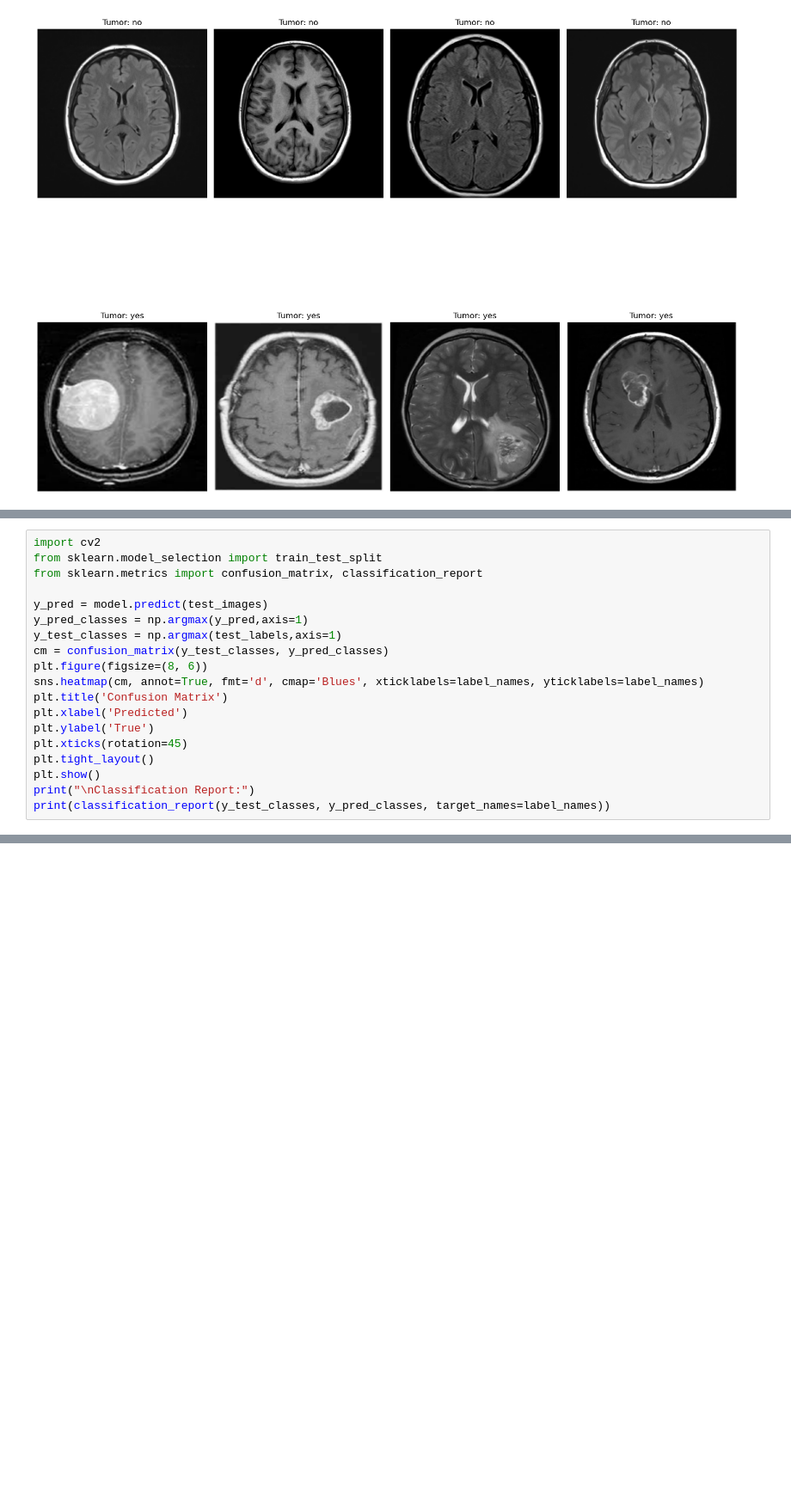
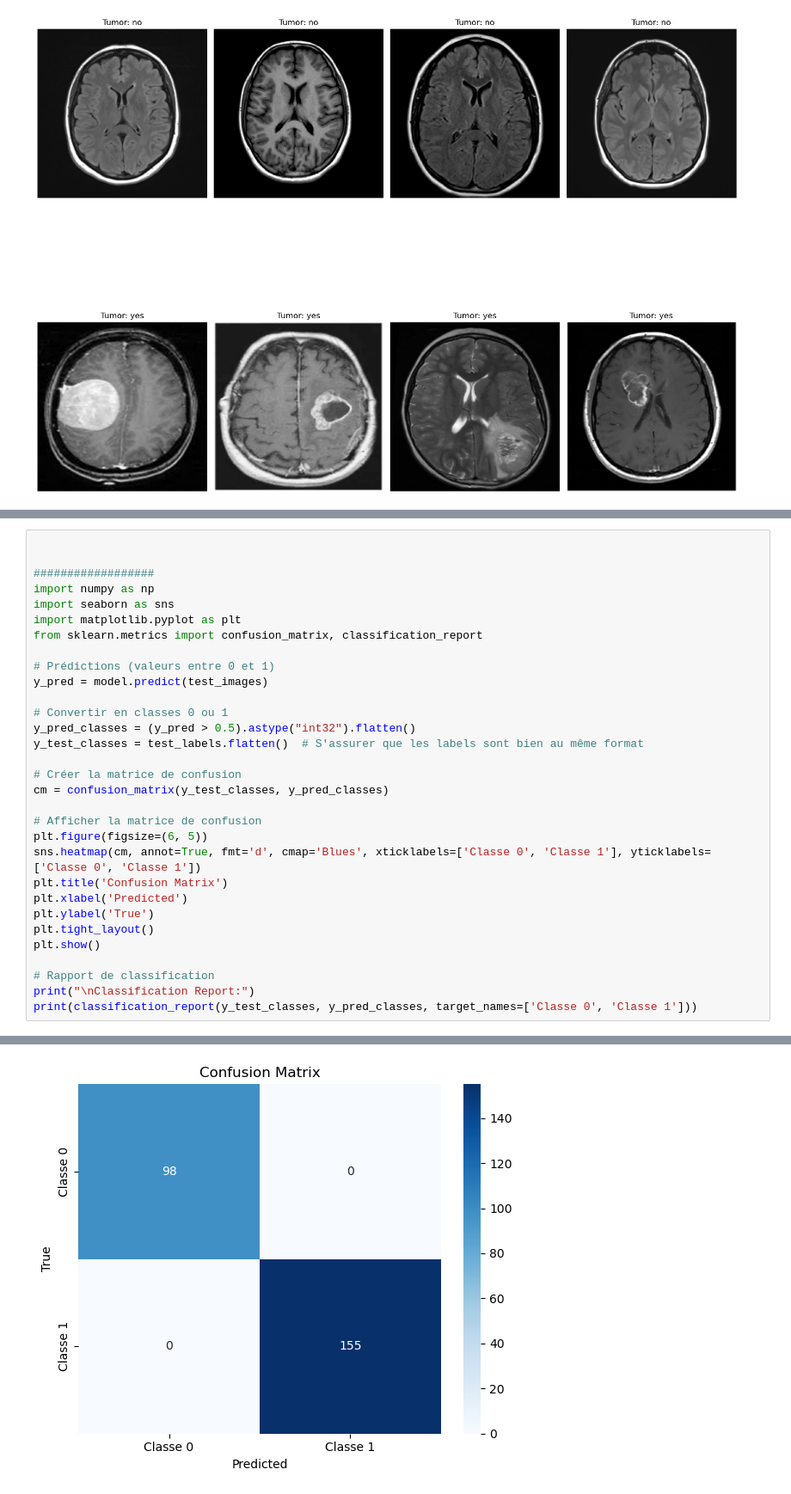
Before and after one commit to Niamke/Brain_MRI_Images_for_Brain_Tumor_Detection, a Jupyter notebook: Brain_Tumor_Detection.ipynb, the cells around one changed output, grey strips where cells are left out. Shown at 86% size. Drawn from its saved outputs; the diff is of its cells as text; blank space fills up the shorter version.

```diff
--- a/Brain_Tumor_Detection.ipynb
+++ b/Brain_Tumor_Detection.ipynb
@@ -205,20 +208,32 @@ plt.show()
 # %%
-import cv2
-from sklearn.model_selection import train_test_split
+
+
+##################
+import numpy as np
+import seaborn as sns
+import matplotlib.pyplot as plt
 from sklearn.metrics import confusion_matrix, classification_report
 
+# Prédictions (valeurs entre 0 et 1)
 y_pred = model.predict(test_images)
-y_pred_classes = np.argmax(y_pred,axis=1)
-y_test_classes = np.argmax(test_labels,axis=1)
+
+# Convertir en classes 0 ou 1
+y_pred_classes = (y_pred > 0.5).astype("int32").flatten()
+y_test_classes = test_labels.flatten()  # S'assurer que les labels sont bien au même format
+
+# Créer la matrice de confusion
 cm = confusion_matrix(y_test_classes, y_pred_classes)
-plt.figure(figsize=(8, 6))
-sns.heatmap(cm, annot=True, fmt='d', cmap='Blues', xticklabels=label_names, yticklabels=label_names)
+
+# Afficher la matrice de confusion
+plt.figure(figsize=(6, 5))
+sns.heatmap(cm, annot=True, fmt='d', cmap='Blues', xticklabels=['Classe 0', 'Classe 1'], yticklabels=['Classe 0', 'Classe 1'])
 plt.title('Confusion Matrix')
 plt.xlabel('Predicted')
 plt.ylabel('True')
-plt.xticks(rotation=45)
 plt.tight_layout()
 plt.show()
+
+# Rapport de classification
 print("\nClassification Report:")
-print(classification_report(y_test_classes, y_pred_classes, target_names=label_names))
+print(classification_report(y_test_classes, y_pred_classes, target_names=['Classe 0', 'Classe 1']))
 # %% [output]
@@ -225,0 +241 @@ print(classification_report(y_test_classes, y_pred_classes, target_names=label_n
+[figure, added]
```
Also changed, not shown: parts of 4 cells of this notebook.
